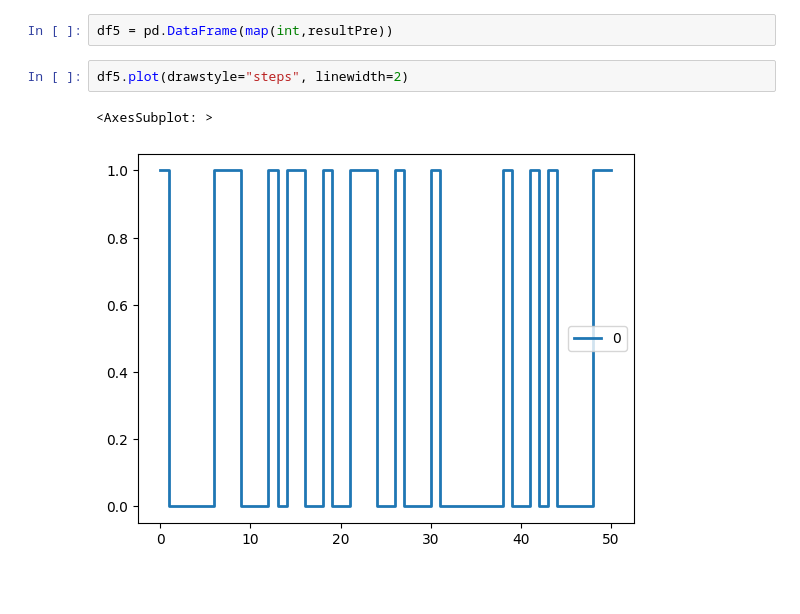
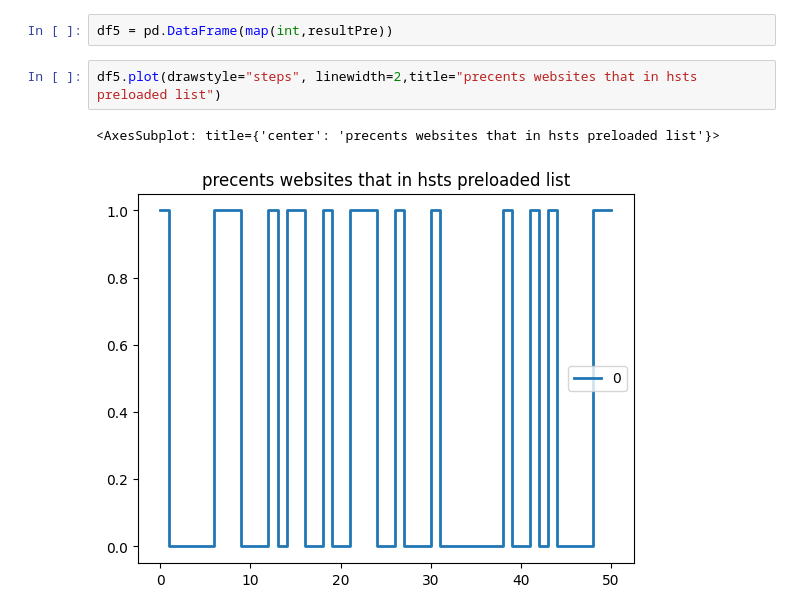
Before and after one commit to idanmaman2/HTTPS_JAIL_BREAK, a Jupyter notebook: scrapers/analayze/perolad-analyze.ipynb, the cells around one changed output. Saved outputs shown, nothing was run; the diff lists cells and outputs as text; blank space fills up the shorter version.

```diff
--- a/scrapers/analayze/perolad-analyze.ipynb
+++ b/scrapers/analayze/perolad-analyze.ipynb
@@ -76,7 +94,7 @@ df4.plot.bar();
 # %%
 df5 = pd.DataFrame(map(int,resultPre))
 # %%
-df5.plot(drawstyle="steps", linewidth=2)
+df5.plot(drawstyle="steps", linewidth=2,title="precents websites that in hsts preloaded list")
 # %% [output]
-<AxesSubplot: >
+<AxesSubplot: title={'center': 'precents websites that in hsts preloaded list'}>
-[figure, old version]
+[figure, new version]
```
Also changed, not shown: parts of 8 cells of this notebook.
